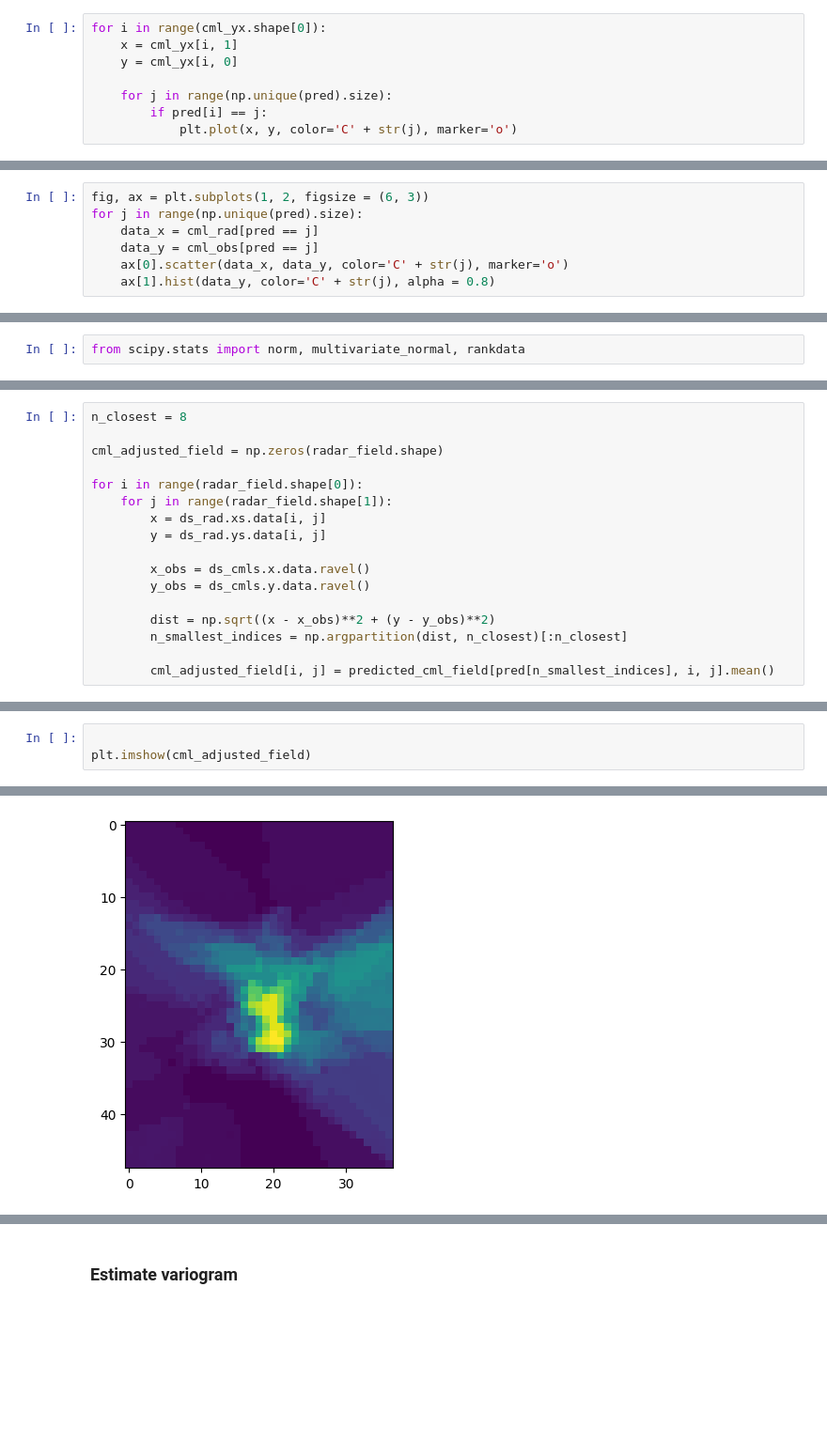
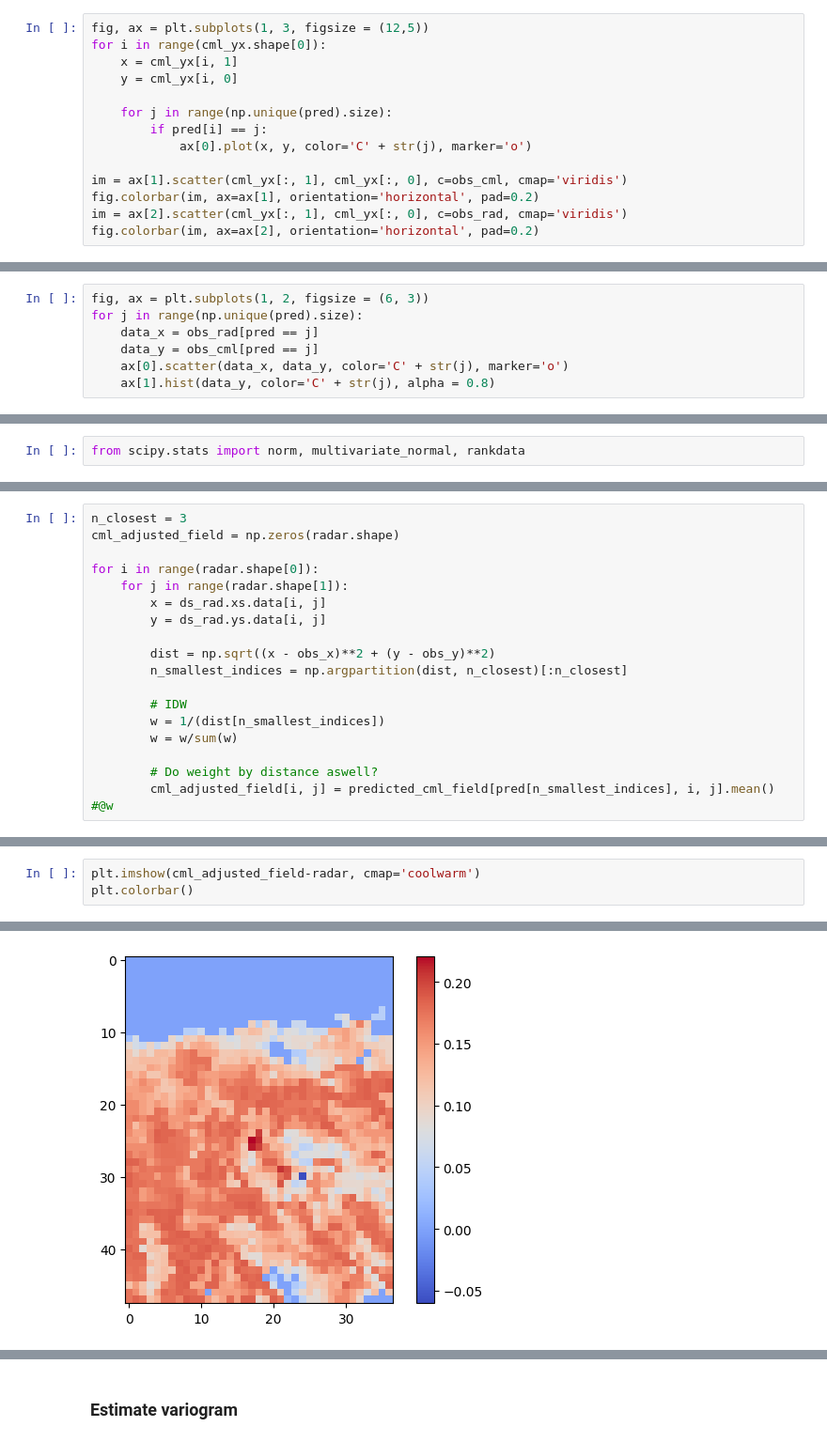
Before and after one commit to eoydvin/mergeplg, a Jupyter notebook: docs/notebooks/cluster.ipynb, the cells around one changed output, grey strips where cells are left out. Shown at 94% size. Drawn from its saved outputs; the diff is of its cells as text; blank space fills up the shorter version.

```diff
--- a/docs/notebooks/cluster.ipynb
+++ b/docs/notebooks/cluster.ipynb
@@ -122,11 +143,17 @@ kmeans.fit(X)
 # print location of clusters learned by kmeans object
 pred = kmeans.predict(X)
 # %%
+fig, ax = plt.subplots(1, 3, figsize = (12,5))
 for i in range(cml_yx.shape[0]):
     x = cml_yx[i, 1]
     y = cml_yx[i, 0]
 
     for j in range(np.unique(pred).size):
         if pred[i] == j:
-            plt.plot(x, y, color='C' + str(j), marker='o')
+            ax[0].plot(x, y, color='C' + str(j), marker='o')
+
+im = ax[1].scatter(cml_yx[:, 1], cml_yx[:, 0], c=obs_cml, cmap='viridis')
+fig.colorbar(im, ax=ax[1], orientation='horizontal', pad=0.2)
+im = ax[2].scatter(cml_yx[:, 1], cml_yx[:, 0], c=obs_rad, cmap='viridis')
+fig.colorbar(im, ax=ax[2], orientation='horizontal', pad=0.2)
 # %% [output]
@@ -134,8 +162,8 @@ for i in range(cml_yx.shape[0]):
 # %%
 fig, ax = plt.subplots(1, 2, figsize = (6, 3))
 for j in range(np.unique(pred).size):
-    data_x = cml_rad[pred == j]
-    data_y = cml_obs[pred == j]
+    data_x = obs_rad[pred == j]
+    data_y = obs_cml[pred == j]
     ax[0].scatter(data_x, data_y, color='C' + str(j), marker='o')
     ax[1].hist(data_y, color='C' + str(j), alpha = 0.8)
 # %% [output]
@@ -193,17 +219,18 @@ for j in range(np.unique(pred).size):
 # %%
-n_closest = 8
+n_closest = 3
+cml_adjusted_field = np.zeros(radar.shape)
 
-cml_adjusted_field = np.zeros(radar_field.shape)
-
-for i in range(radar_field.shape[0]):
-    for j in range(radar_field.shape[1]):
+for i in range(radar.shape[0]):
+    for j in range(radar.shape[1]):
         x = ds_rad.xs.data[i, j]
         y = ds_rad.ys.data[i, j]
 
-        x_obs = ds_cmls.x.data.ravel()
-        y_obs = ds_cmls.y.data.ravel()
-
-        dist = np.sqrt((x - x_obs)**2 + (y - y_obs)**2)
+        dist = np.sqrt((x - obs_x)**2 + (y - obs_y)**2)
         n_smallest_indices = np.argpartition(dist, n_closest)[:n_closest]
 
-        cml_adjusted_field[i, j] = predicted_cml_field[pred[n_smallest_indices], i, j].mean()
+        # IDW
+        w = 1/(dist[n_smallest_indices])
+        w = w/sum(w)
+
+        # Do weight by distance aswell?
+        cml_adjusted_field[i, j] = predicted_cml_field[pred[n_smallest_indices], i, j].mean() #@w
@@ -210,4 +305,4 @@ for i in range(radar_field.shape[0]):
 # %%
-
-plt.imshow(cml_adjusted_field)
+plt.imshow(cml_adjusted_field-radar, cmap='coolwarm')
+plt.colorbar()
 # %% [output]
@@ -215,2 +310,2 @@ plt.imshow(cml_adjusted_field)
-[figure, old version]
+[figure, new version]
 # %%
```
Also changed, not shown: parts of 19 cells of this notebook, 1 other file.
